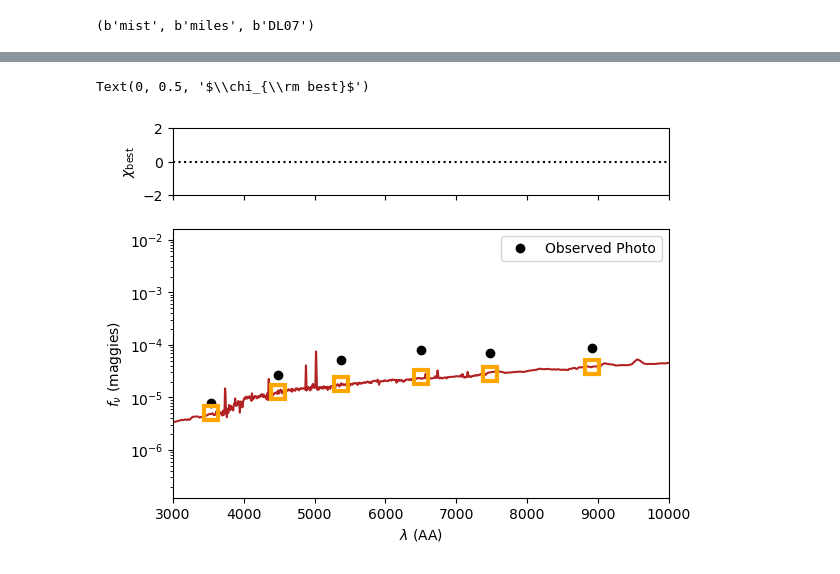
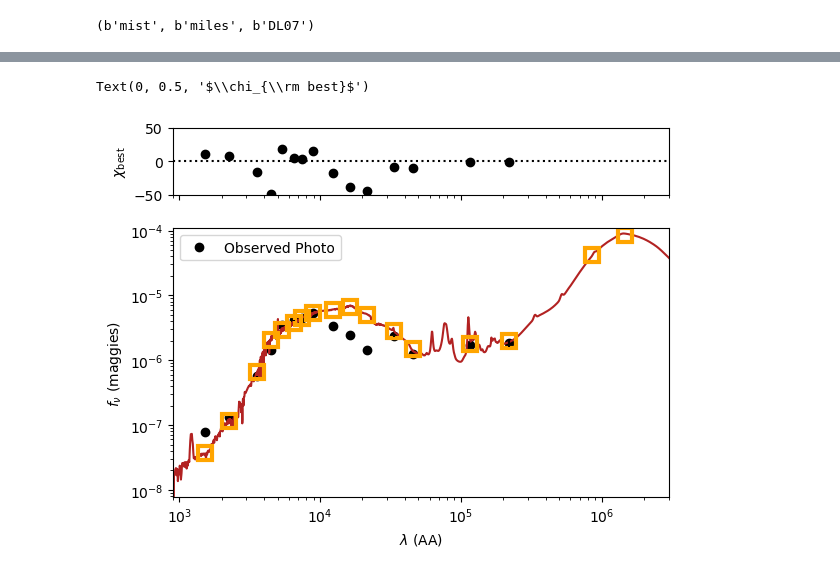
Before and after one commit to gregorycorcoran/Astro-Data, a Jupyter notebook: SED_tests.ipynb, the cells around one changed output, grey strips where cells are left out. Saved outputs shown, nothing was run; the diff lists cells and outputs as text; code cells hidden in the pictures.

```diff
--- a/SED_tests.ipynb
+++ b/SED_tests.ipynb
@@ -61,7 +63,7 @@ print(testspec['and_mask'])
 [0 0 0 ... 0 0 0]
 [figure]
 # %%
-target='NGC3705'
+target='MCG05'
 spec_scaling={'MCG05':0.2,
 'MCG06':0.6,
 'NGC3016':0.4,
@@ -86,35 +88,41 @@ redshifts={'MCG05':0.003,
 
 
 obs={}
+spec=False
 obs['redshift']=redshifts[target]
 obs['filters']=sedpy.observate.load_filters(filternames)
 obs['maggies']=np.asarray(list(10**(-0.4*targets[target][::2])))
 obs['maggies_unc']=0.921*targets[target][1::2]*obs['maggies']
+#obs['phot_mask']=[True,True,True,True,True,True,True,True,True,True,True,False,False,False,False,True,True,True,True]
 i=0
 while i<len(obs['maggies']):
     if np.isnan(obs['maggies'][i])==True:
         del obs['filters'][i]
+        #del obs['phot_mask'][i]
         obs['maggies']=np.delete(obs['maggies'],i)
         obs['maggies_unc']=np.delete(obs['maggies_unc'],i)
         i+=1
     i+=1
 print(type(obs['maggies']))
 obs["phot_wave"] = np.array([f.wave_effective for f in obs["filters"]])
-if target!='NGC3705':
+if target!='NGC3705'and spec:
     spec=fits.open(f'./SDSS_Spec/spec_{target}.fits')[1].data
     obs['wavelength']=10**spec['loglam']
     obs['spectrum']=(spec_scaling[target])*(10**(-7))*spec['flux']/3631
     obs['unc']=(spec_scaling[target])*10**(-7)/(np.sqrt(spec['ivar'])*3631)
-    obs['mask']=spec['and_mask']
-    obs['rescale_spectrum']=False
+    if spec:
+        obs['mask']=spec['and_mask']
+        obs['rescale_spectrum']=False
 else:
     obs['wavelength']=None
     #obs['spectrum']=None
 
 obs=fix_obs(obs)
-print(obs)
-print(type(obs))
-print(type(obs['maggies']))
+#print(obs)
+#print(type(obs))
+#print(type(obs['maggies']))
+#print(len(obs['mask']))
+#print(len(obs['wavelength']))
 #print(mask)
 #print(obs['maggies'][mask])
 # %% [output]
@@ -332,7 +349,7 @@ writer.write_hdf5(hfile, {}, model, obs,
                  toptimize=0.0)
 # %%
 from prospect.io import read_results as reader
-hfile = "./quickstart_emcee_mcmc.h5"
+hfile = "./quickstart_emcee_mcmc9.h5"
 out, out_obs, out_model = reader.results_from(hfile)
 # %%
 results_type = "emcee"
@@ -395,28 +444,30 @@ cfig = reader.subcorner(result)
 # %%
 sfig, saxes = plt.subplots(2, 1, gridspec_kw=dict(height_ratios=[1, 4]), sharex=True)
 ax = saxes[1]
 pwave = np.array([f.wave_effective for f in out_obs["filters"]])
 # plot the data
 ax.plot(pwave, out_obs["maggies"], linestyle="", marker="o", color="k",label='Observed Photo')
+#ax.plot(obs['wavelength'],obs['spectrum']*obs['wavelength'])
 ax.errorbar(pwave,  out_obs["maggies"], out_obs["maggies_unc"], linestyle="", color="k", zorder=10)
 ax.set_ylabel(r"$f_\nu$ (maggies)")
 ax.set_xlabel(r"$\lambda$ (AA)")
-ax.set_xlim(3e3, 1e4)
-ax.set_ylim(out_obs["maggies"].min() * 0.1, out_obs["maggies"].max() * 5)
+ax.set_xlim(9e2, 3e6)
+ax.set_ylim(np.nanmin(out_obs["maggies"]) * 0.1, np.nanmax(out_obs["maggies"]) * 20)
 ax.set_yscale("log")
+ax.set_xscale("log")
 ax.legend()
 
 # get the best-fit SED
 bsed = out["bestfit"]
 ax.plot(bsed["restframe_wavelengths"] * (1+out_obs["redshift"]), bsed["spectrum"], color="firebrick", label="MAP sample")
 ax.plot(pwave, bsed["photometry"], linestyle="", marker="s", markersize=10, mec="orange", mew=3, mfc="none")
 
 ax = saxes[0]
 chi = (out_obs["maggies"] - bsed["photometry"]) / out_obs["maggies_unc"]
 ax.plot(pwave, chi, linestyle="", marker="o", color="k")
 ax.axhline(0, color="k", linestyle=":")
-ax.set_ylim(-2, 2)
+ax.set_ylim(-50, 50)
 ax.set_ylabel(r"$\chi_{\rm best}$")
 # %% [output]
 Text(0, 0.5, '$\\chi_{\\rm best}$')
-[figure, old version]
+[figure, new version]
```
Also changed, not shown: parts of 18 cells of this notebook, 14 other files.
